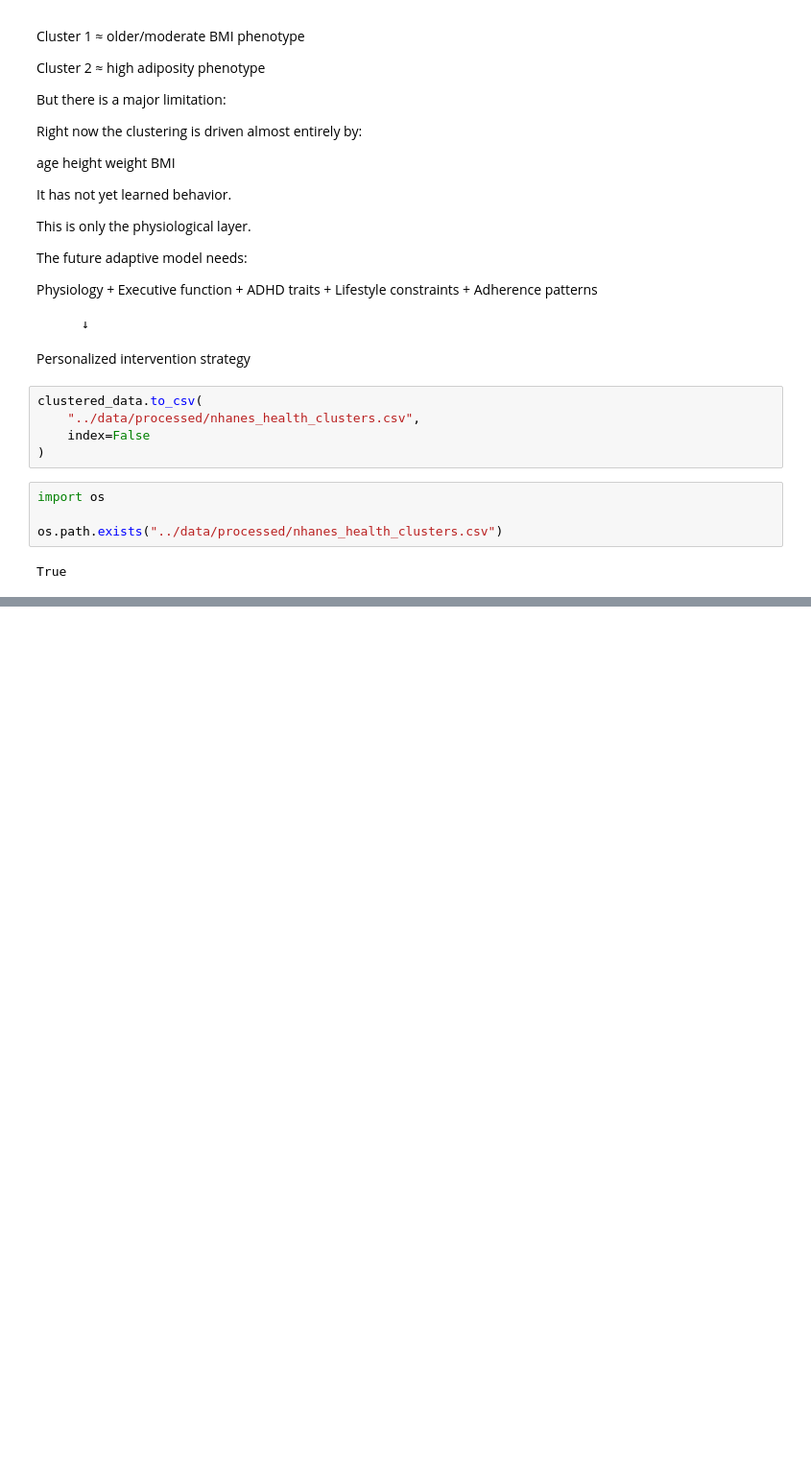
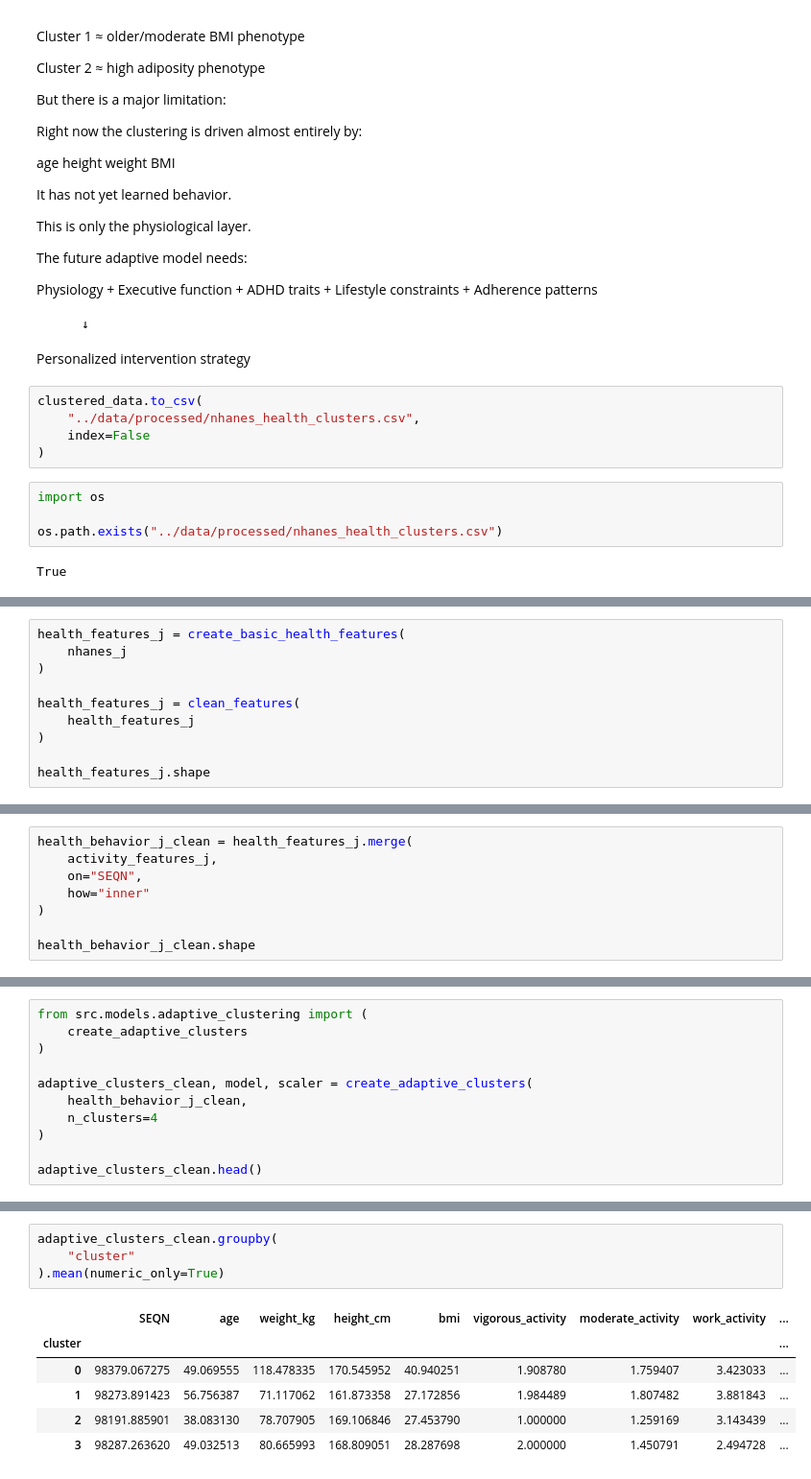
Before and after one commit to crloukas98/adaptive-health-engine, a Jupyter notebook: notebooks/02_feature_engineering.ipynb, the cells around one changed output, grey strips where cells are left out. Shown at 96% size. Cells and saved outputs as stored; diff of their text form; blank space fills up the shorter version.

```diff
--- a/notebooks/02_feature_engineering.ipynb
+++ b/notebooks/02_feature_engineering.ipynb
@@ -372,0 +850,10 @@ True
+# %%
+health_features_j = create_basic_health_features(
+    nhanes_j
+)
+
+health_features_j = clean_features(
+    health_features_j
+)
+
+health_features_j.shape
@@ -372,0 +862,8 @@ True
+# %%
+health_behavior_j_clean = health_features_j.merge(
+    activity_features_j,
+    on="SEQN",
+    how="inner"
+)
+
+health_behavior_j_clean.shape
@@ -372,0 +872,11 @@ True
+# %%
+from src.models.adaptive_clustering import (
+    create_adaptive_clusters
+)
+
+adaptive_clusters_clean, model, scaler = create_adaptive_clusters(
+    health_behavior_j_clean,
+    n_clusters=4
+)
+
+adaptive_clusters_clean.head()
@@ -372,0 +890,11 @@ True
+# %%
+adaptive_clusters_clean.groupby(
+    "cluster"
+).mean(numeric_only=True)
+# %% [output]
+|  | SEQN | age | weight_kg | height_cm | bmi | vigorous_activity | moderate_activity | work_activity | ... |
+| cluster |  |  |  |  |  |  |  |  | ... |
+| 0 | 98379.067275 | 49.069555 | 118.478335 | 170.545952 | 40.940251 | 1.908780 | 1.759407 | 3.423033 | ... |
+| 1 | 98273.891423 | 56.756387 | 71.117062 | 161.873358 | 27.172856 | 1.984489 | 1.807482 | 3.881843 | ... |
+| 2 | 98191.885901 | 38.083130 | 78.707905 | 169.106846 | 27.453790 | 1.000000 | 1.259169 | 3.143439 | ... |
+| 3 | 98287.263620 | 49.032513 | 80.665993 | 168.809051 | 28.287698 | 2.000000 | 1.450791 | 2.494728 | ... |
```
Also changed, not shown: parts of 45 cells of this notebook, 9 other files.
